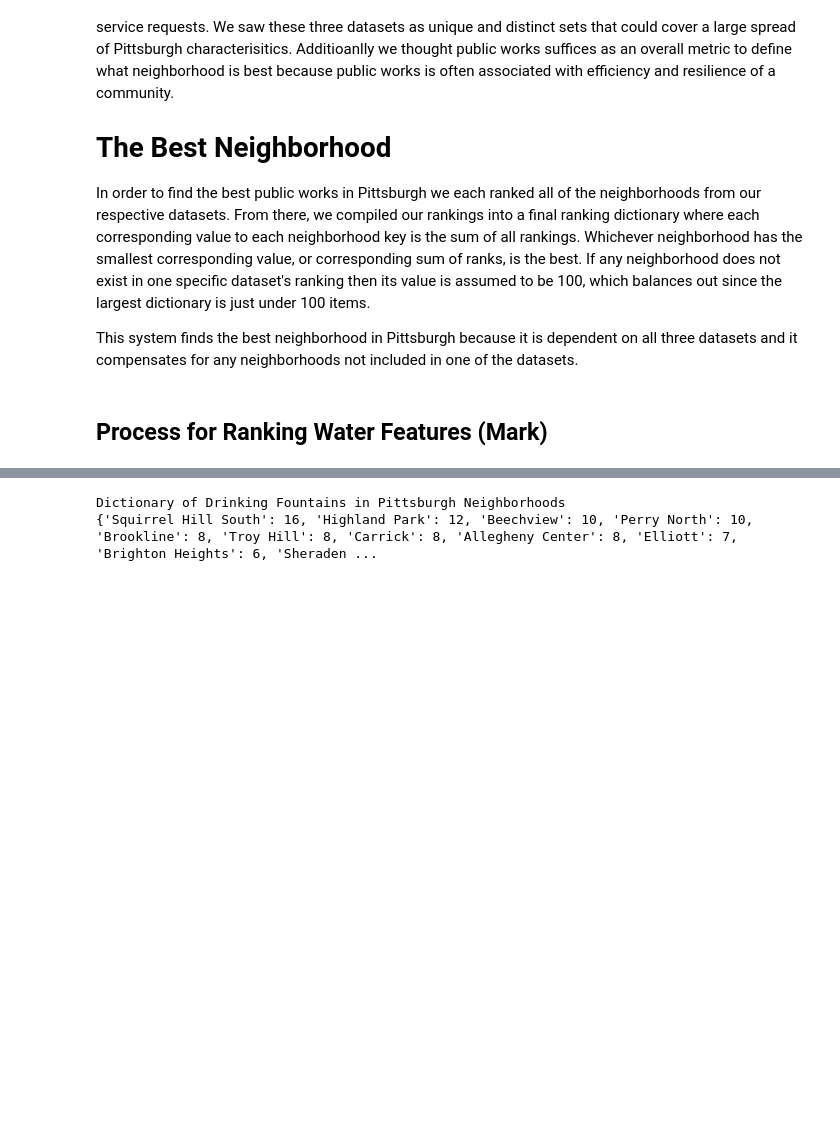
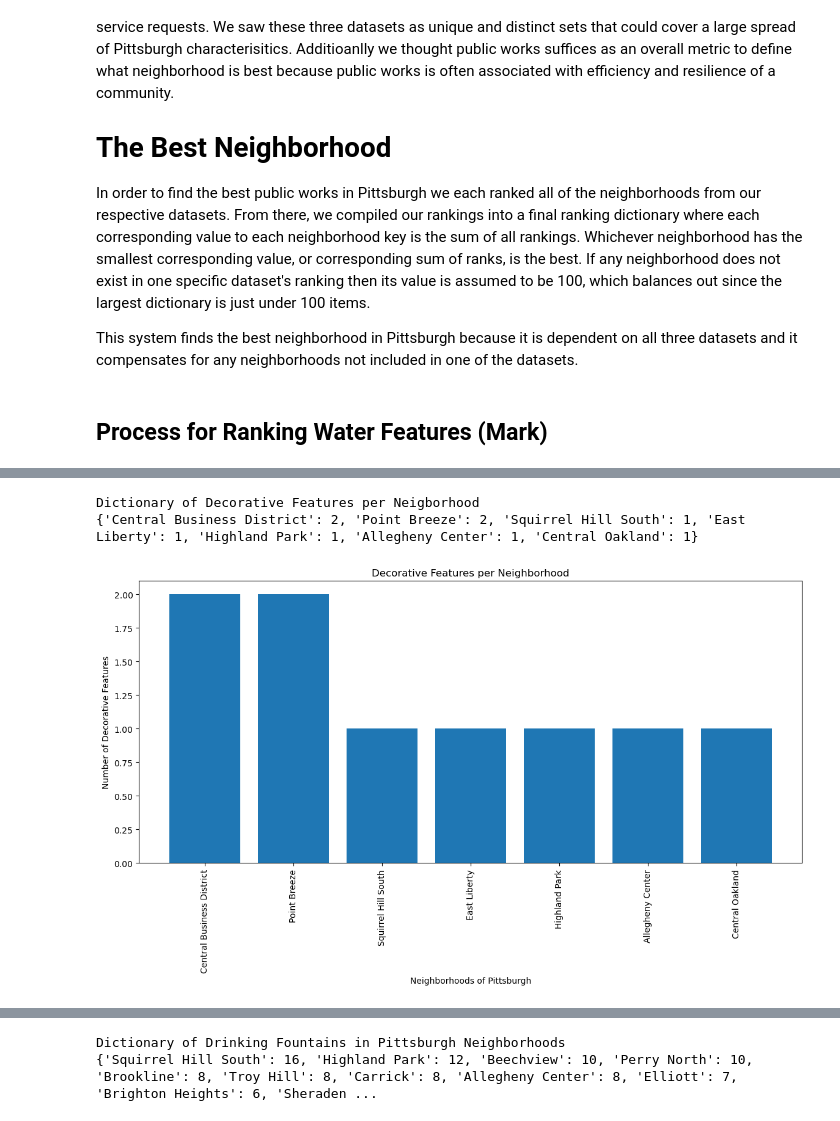
Before and after one commit to CelestialGarbo/CS-0010-FINAL-PROJECT, a Jupyter notebook: FINAL-REPORT.ipynb, the cells around one changed output, grey strips where cells are left out. Cells and saved outputs as stored; diff of their text form; code cells hidden in the pictures; blank space fills up the shorter version.

```diff
--- a/FINAL-REPORT.ipynb
+++ b/FINAL-REPORT.ipynb
@@ -22,0 +77,28 @@ This system finds the best neighborhood in Pittsburgh because it is dependent on
+# %%
+import pandas as pd
+df = pd.read_csv("PittWaterFeatures.csv")
+df.head()
+import matplotlib.pyplot as plt
+dec_count = {}
+for index, row in df.iterrows():
+    n = row["neighborhood"]
+    d = row["feature_type"]
+    if(d == "Decorative" and n in dec_count):
+        dec_count[n] += 1
+    elif(d == "Decorative"):
+        dec_count[n] = 1
+sorted_dec = dict(sorted(dec_count.items(), key = lambda item: item[1], reverse = True))
+print("Dictionary of Decorative Features per Neigborhood")
+print(sorted_dec)
+print()
+plt.figure(figsize = (14, 6))
+plt.bar(sorted_dec.keys(), sorted_dec.values())
+plt.xticks(rotation=90)
+plt.xlabel("Neighborhoods of Pittsburgh")
+plt.ylabel("Number of Decorative Features")
+plt.title("Decorative Features per Neighborhood")
+plt.show()
+# %% [output]
+Dictionary of Decorative Features per Neigborhood
+{'Central Business District': 2, 'Point Breeze': 2, 'Squirrel Hill South': 1, 'East Liberty': 1, 'Highland Park': 1, 'Allegheny Center': 1, 'Central Oakland': 1}
+[figure, added]
```
Also changed, not shown: parts of 7 cells of this notebook.
